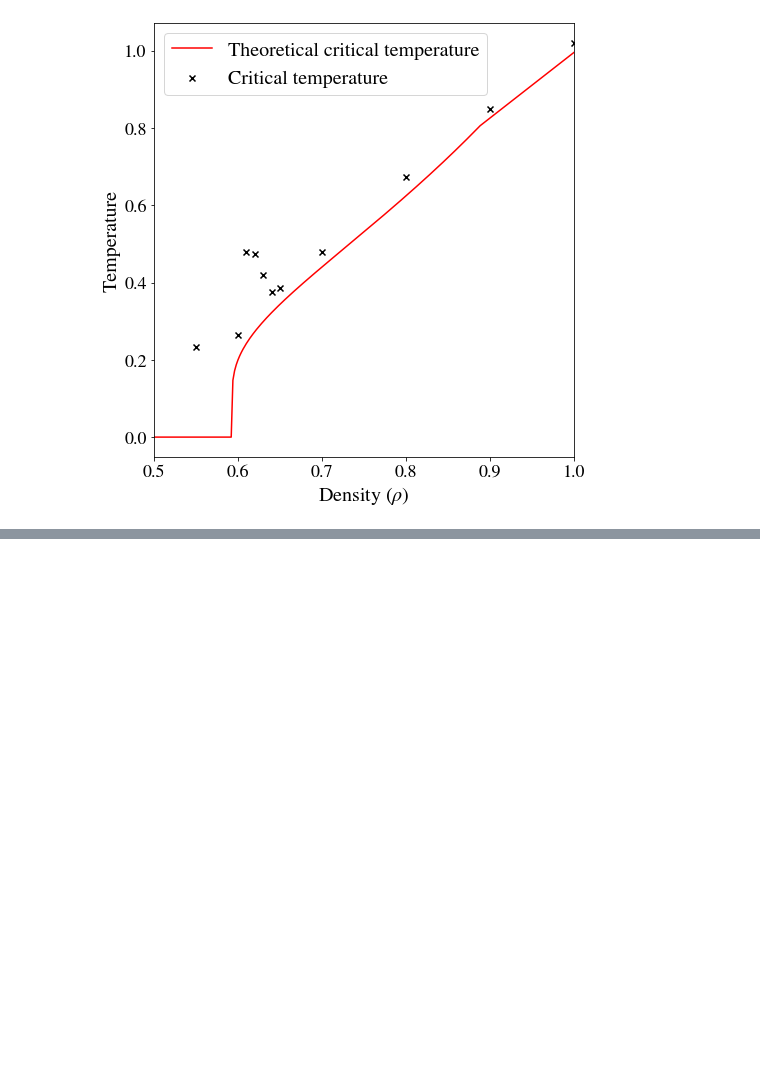
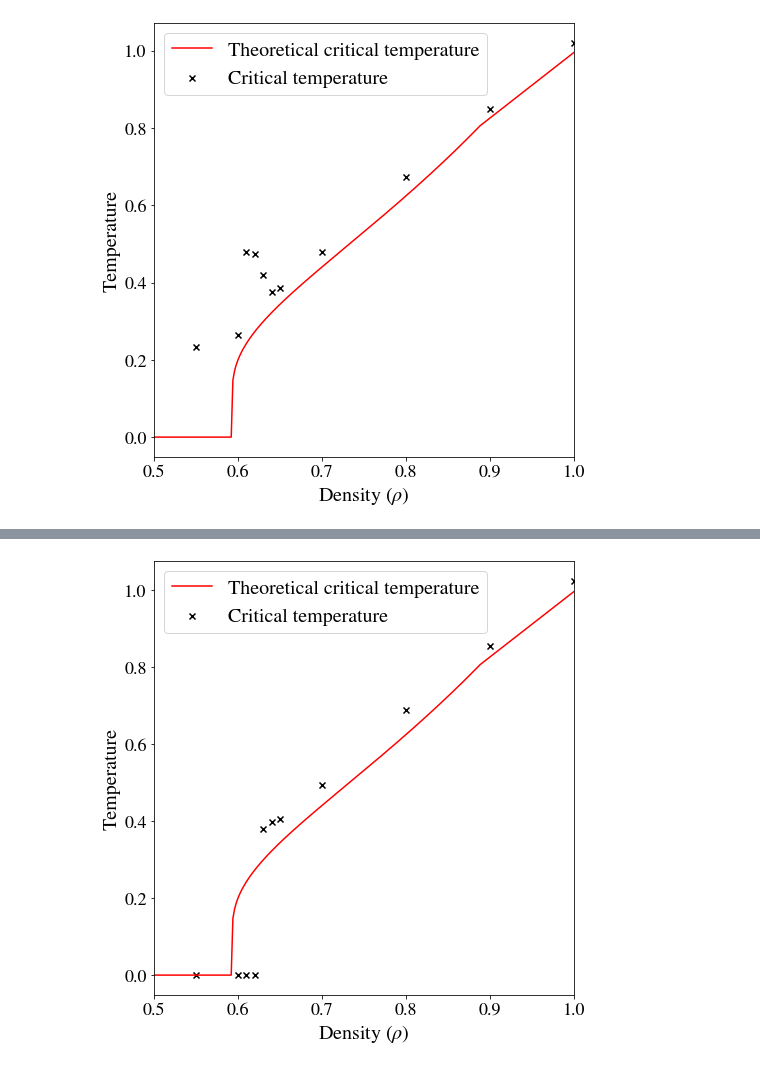
Before and after one commit to agmedinaz/paper, a Jupyter notebook: main_percolation.ipynb, the cells around one changed output, grey strips where cells are left out. Saved outputs shown, nothing was run; the diff lists cells and outputs as text; code cells hidden in the pictures; blank space fills up the shorter version.

```diff
--- a/main_percolation.ipynb
+++ b/main_percolation.ipynb
@@ -357,0 +415,30 @@ plt.show()
+# %%
+temp = pd.read_csv(os.path.join(saving_folder, f'(only para and ferro) critical_temperatures_vs_density(half).csv'))
+
+sim_density = np.arange(0.0,1.002,0.002)
+theoretical_curve = sim_density*0
+for i in range(len(sim_density)):
+    if sim_density[i]<0.592746:
+        theoretical_curve[i] = 0
+    elif sim_density[i]<0.89:
+        theoretical_curve[i] = -(0.983)/(np.log(sim_density[i]-0.592746))
+        last_i = i
+
+for i in range(last_i, len(sim_density)):
+     theoretical_curve[i] = theoretical_curve[last_i] + 1.7 * (sim_density[i]-sim_density[last_i])
+
+plt.figure(figsize=(7, 7))
+plt.scatter(temp['Density'],temp['Temperature']/2.269, marker='x', color='black', label='Critical temperature')#np.array(temp_df['Temperatura'])[-1],'x--')
+plt.plot(sim_density, theoretical_curve,'r', label = 'Theoretical critical temperature')
+plt.xlabel(r'Density ($\rho$)')
+plt.ylabel('Temperature')
+
+#plt.text(800, 2.25, rf'Tc ={2.269}', color='black',
+#        verticalalignment='top', horizontalalignment='left', fontsize=20)
+
+plt.legend(loc='upper left')
+plt.xlim(0.5,1)
+plt.savefig(os.path.join(os.getcwd(), resultsfolder, 'critical_temperatures_vs_density.pdf'))
+plt.show()
+# %% [output]
+[figure, added]
```
Also changed, not shown: parts of 4 cells of this notebook, 52 other files.
